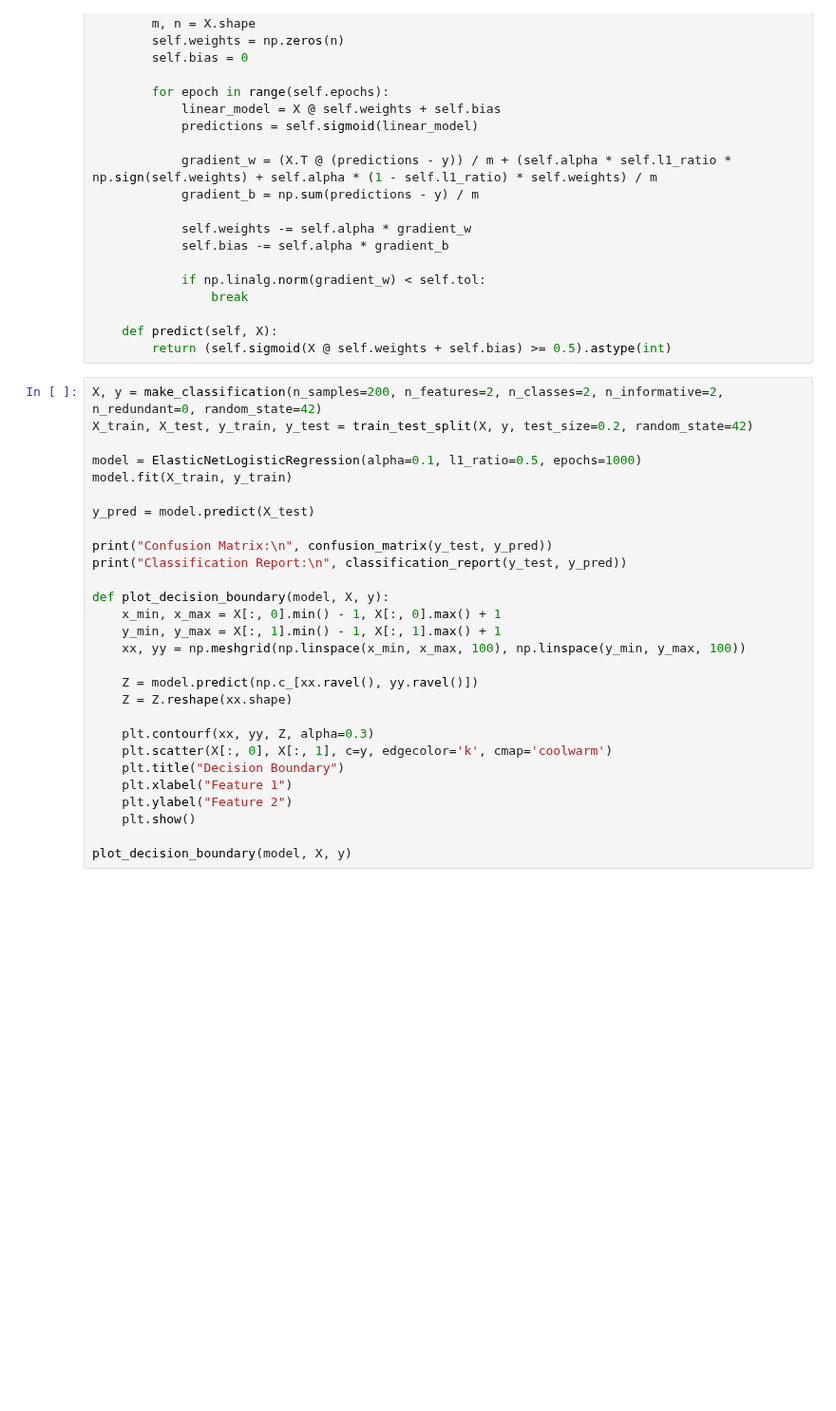
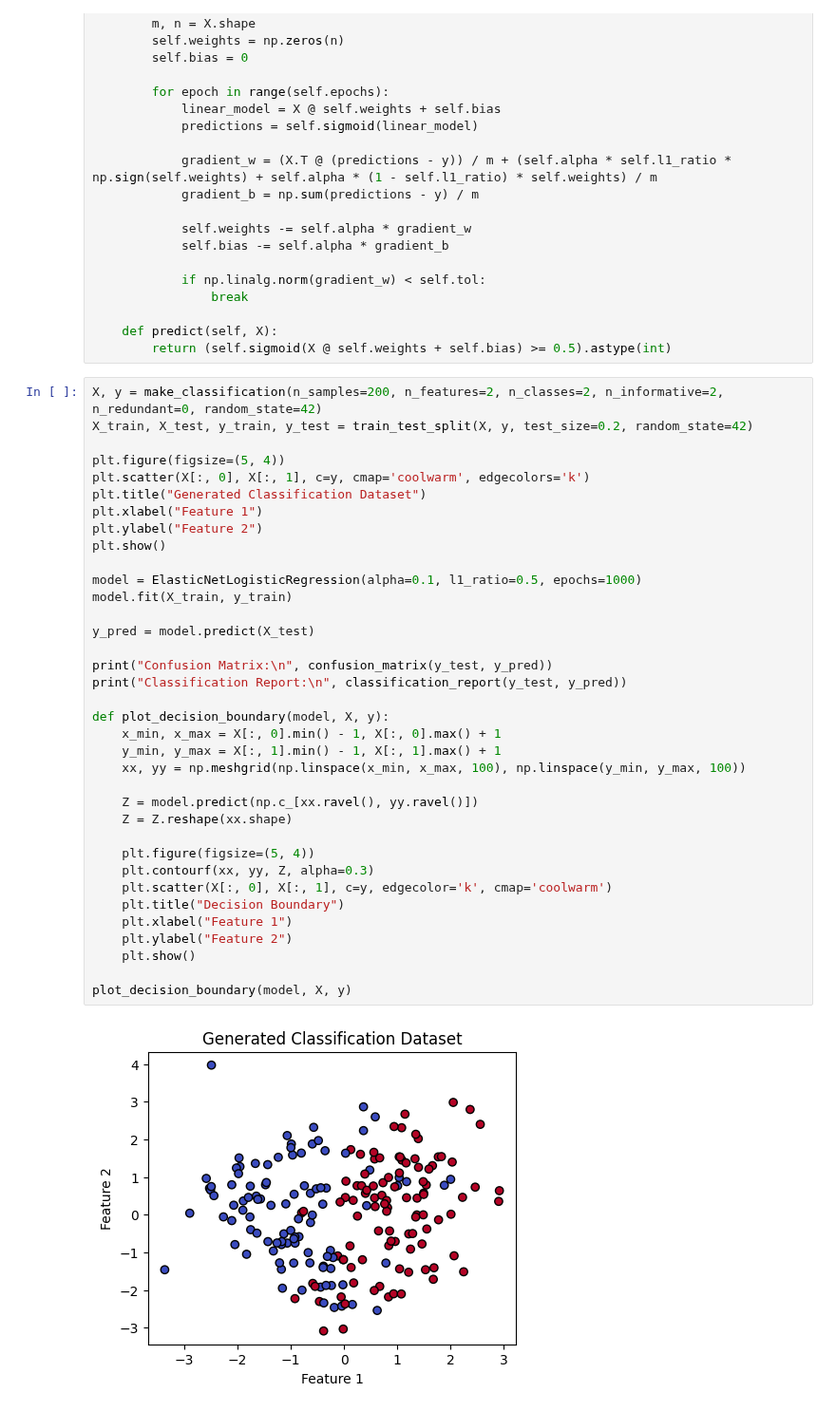
Before and after one commit to Ehtisham1053/Classification-ML-algorithms, a Jupyter notebook: Elastic_net_logistic_regression.ipynb, the cells around one changed output. Shown at 95% size. Cells and saved outputs as stored; diff of their text form; blank space fills up the shorter version.

```diff
--- a/Elastic_net_logistic_regression.ipynb
+++ b/Elastic_net_logistic_regression.ipynb
@@ -51,28 +51,38 @@ class ElasticNetLogisticRegression:
 # %%
 X, y = make_classification(n_samples=200, n_features=2, n_classes=2, n_informative=2, n_redundant=0, random_state=42)
 X_train, X_test, y_train, y_test = train_test_split(X, y, test_size=0.2, random_state=42)
+
+plt.figure(figsize=(5, 4))
+plt.scatter(X[:, 0], X[:, 1], c=y, cmap='coolwarm', edgecolors='k')
+plt.title("Generated Classification Dataset")
+plt.xlabel("Feature 1")
+plt.ylabel("Feature 2")
+plt.show()
 
 model = ElasticNetLogisticRegression(alpha=0.1, l1_ratio=0.5, epochs=1000)
 model.fit(X_train, y_train)
 
 y_pred = model.predict(X_test)
 
 print("Confusion Matrix:\n", confusion_matrix(y_test, y_pred))
 print("Classification Report:\n", classification_report(y_test, y_pred))
 
 def plot_decision_boundary(model, X, y):
     x_min, x_max = X[:, 0].min() - 1, X[:, 0].max() + 1
     y_min, y_max = X[:, 1].min() - 1, X[:, 1].max() + 1
     xx, yy = np.meshgrid(np.linspace(x_min, x_max, 100), np.linspace(y_min, y_max, 100))
 
     Z = model.predict(np.c_[xx.ravel(), yy.ravel()])
     Z = Z.reshape(xx.shape)
 
+    plt.figure(figsize=(5, 4))
     plt.contourf(xx, yy, Z, alpha=0.3)
     plt.scatter(X[:, 0], X[:, 1], c=y, edgecolor='k', cmap='coolwarm')
     plt.title("Decision Boundary")
     plt.xlabel("Feature 1")
     plt.ylabel("Feature 2")
     plt.show()
 
 plot_decision_boundary(model, X, y)
+# %% [output]
+[figure, added]
```
Also changed, not shown: parts of 1 cell of this notebook.
